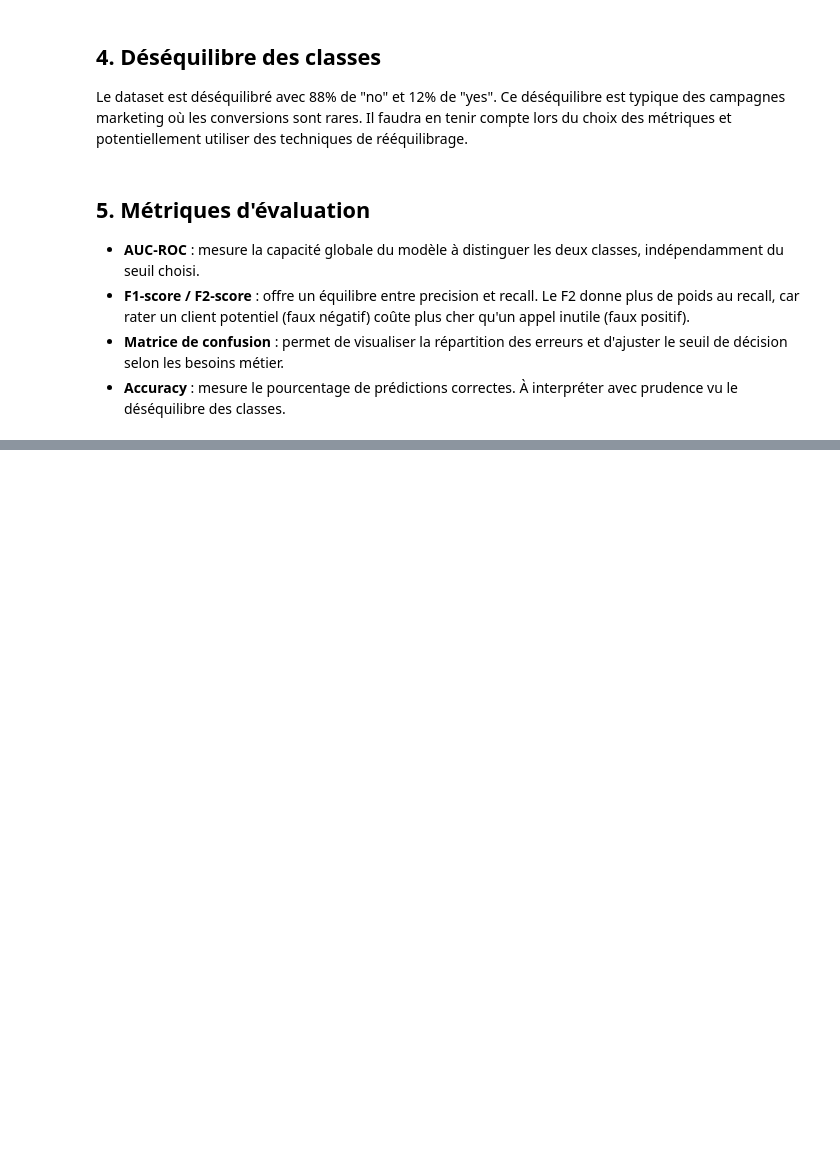
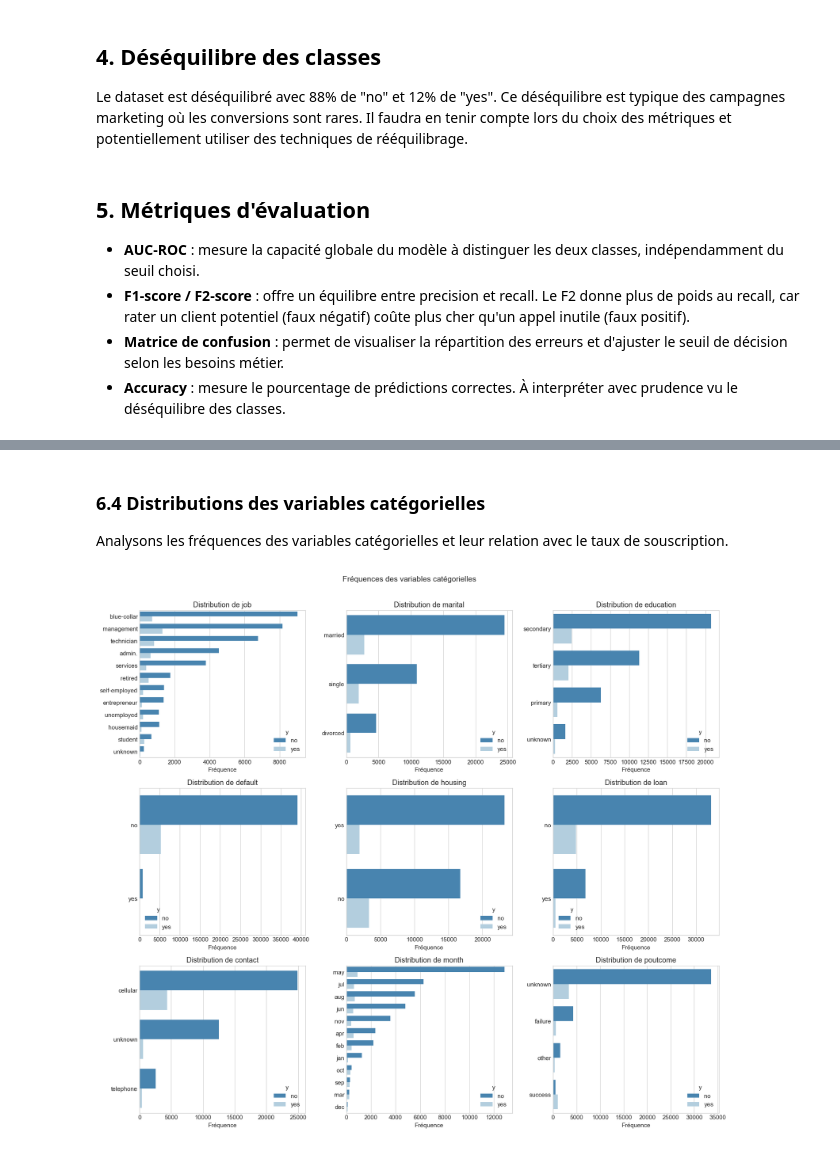
Before and after one commit to mathiaschebbah/ml_project, a Jupyter notebook: notebook.ipynb, the cells around one changed output, grey strips where cells are left out. Drawn from its saved outputs; the diff is of its cells as text; code cells hidden in the pictures; blank space fills up the shorter version.

```diff
--- a/notebook.ipynb
+++ b/notebook.ipynb
@@ -32,0 +271,25 @@ Le dataset est déséquilibré avec 88% de "no" et 12% de "yes". Ce déséquilib
+# %% [markdown]
+### 6.4 Distributions des variables catégorielles
+
+Analysons les fréquences des variables catégorielles et leur relation avec le taux de souscription.
+# %%
+# Variables catégorielles
+cat_vars = ['job', 'marital', 'education', 'default', 'housing', 'loan', 'contact', 'month', 'poutcome']
+
+# Barplots des fréquences
+fig, axes = plt.subplots(3, 3, figsize=(16, 14))
+axes = axes.flatten()
+
+for i, var in enumerate(cat_vars):
+    ax = axes[i]
+    order = df[var].value_counts().index
+    sns.countplot(y=var, data=df, order=order, ax=ax, palette='Blues_r', hue='y')
+    ax.set_xlabel('Fréquence')
+    ax.set_ylabel('')
+    ax.set_title(f'Distribution de {var}')
+
+plt.suptitle('Fréquences des variables catégorielles', y=1.01, fontsize=14)
+plt.tight_layout()
+plt.show()
+# %% [output]
+[figure, added]
```
Also changed, not shown: parts of 18 cells of this notebook.
